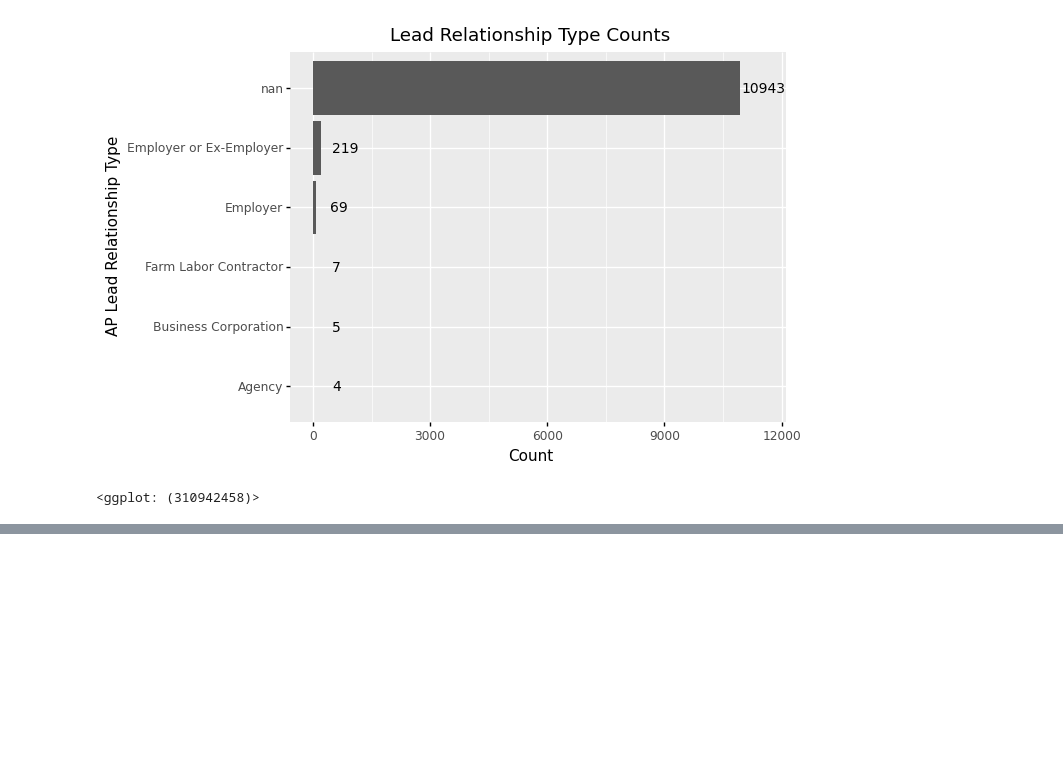
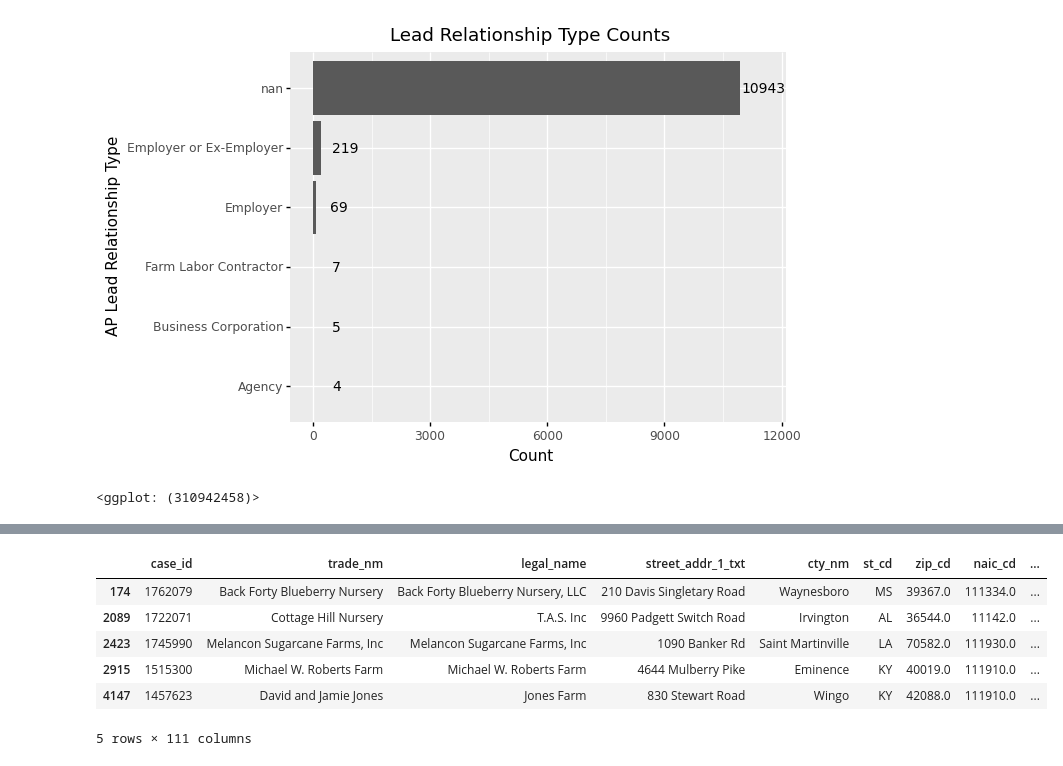
Before and after one commit to rebeccajohnson88/qss20_s21_proj, a Jupyter notebook: code/05_trla_intake_exploration.ipynb, the cells around one changed output, grey strips where cells are left out. Saved outputs shown, nothing was run; the diff lists cells and outputs as text; code cells hidden in the pictures; blank space fills up the shorter version.

```diff
--- a/code/05_trla_intake_exploration.ipynb
+++ b/code/05_trla_intake_exploration.ipynb
@@ -133,0 +254,22 @@ ggplot(lead_relat_counts, aes(x = 'AP Lead Relationship Type', y = 'Count')) + \
+# %%
+
+## load whishard
+trla_catchment = ['TX', 'MS', 'LA', 'KY', 'AL','TN']
+whd_intake = pd.read_csv(data_dir + "whd_whisard.csv")
+whd_intake['intake_ym'] = pd.to_datetime(whd_intake.findings_start_date,
+                                        errors = "coerce").astype('datetime64[M]')
+whd_h2a_trla = whd_intake[(whd_intake.h2a_violtn_cnt > 0) &
+                         (whd_intake.st_cd.isin(trla_catchment))].copy()
+whd_h2a_trla.head()
+
+## same agg
+unique_dol_bymonth = whd_h2a_trla.groupby(['intake_ym']).agg({'case_id': lambda x: len(x.unique())}).reset_index()
+unique_dol_bymonth.columns = ['intake_ym', 'count_dol']
+# %% [output]
+|  | case_id | trade_nm | legal_name | street_addr_1_txt | cty_nm | st_cd | zip_cd | naic_cd | ... |
+| 174 | 1762079 | Back Forty Blueberry Nursery | Back Forty Blueberry Nursery, LLC | 210 Davis Singletary Road | Waynesboro | MS | 39367.0 | 111334.0 | ... |
+| 2089 | 1722071 | Cottage Hill Nursery | T.A.S. Inc | 9960 Padgett Switch Road | Irvington | AL | 36544.0 | 11142.0 | ... |
+| 2423 | 1745990 | Melancon Sugarcane Farms, Inc | Melancon Sugarcane Farms, Inc | 1090 Banker Rd | Saint Martinville | LA | 70582.0 | 111930.0 | ... |
+| 2915 | 1515300 | Michael W. Roberts Farm | Michael W. Roberts Farm | 4644 Mulberry Pike | Eminence | KY | 40019.0 | 111910.0 | ... |
+| 4147 | 1457623 | David and Jamie Jones | Jones Farm | 830 Stewart Road | Wingo | KY | 42088.0 | 111910.0 | ... |
+5 rows × 111 columns
```
Also changed, not shown: parts of 9 cells of this notebook.
